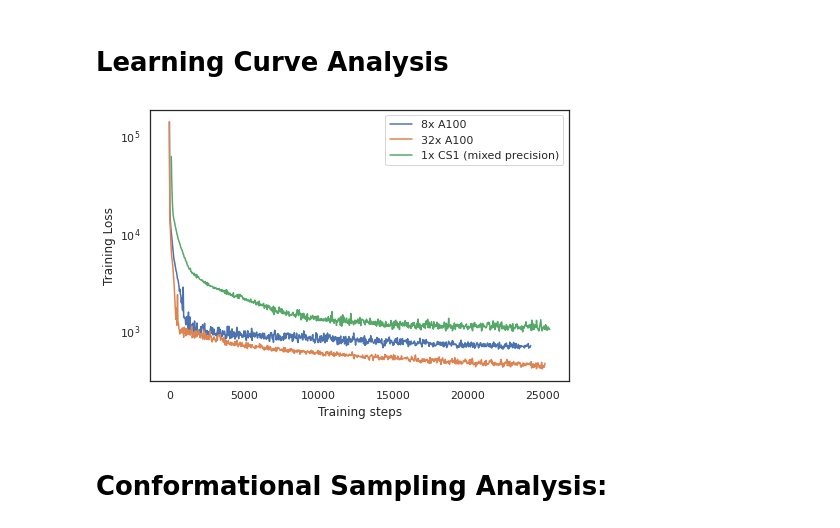
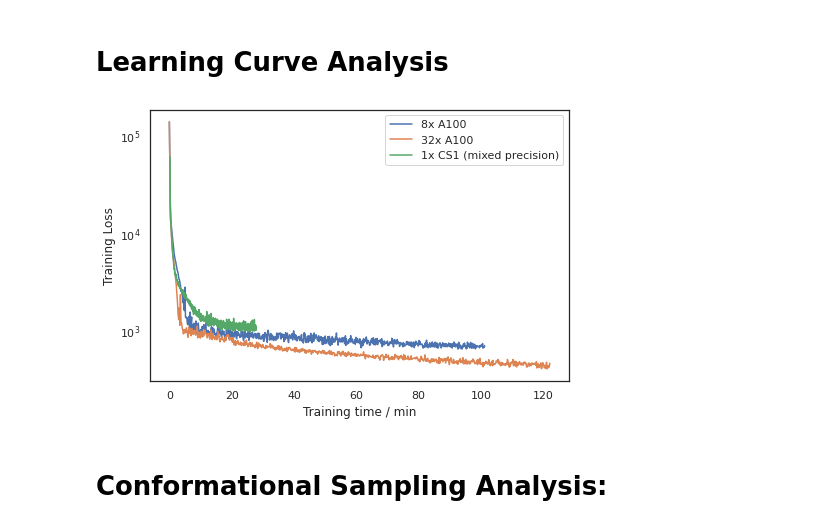
Before and after one commit to braceal/PASC21-Stream-AI-MD, a Jupyter notebook: timestamp_analysis.ipynb, the cells around one changed output. Saved outputs shown, nothing was run; the diff lists cells and outputs as text; code cells hidden in the pictures.

```diff
--- a/timestamp_analysis.ipynb
+++ b/timestamp_analysis.ipynb
@@ -337,10 +337,10 @@ def plot_losses(exp_dirs, labels=None, as_time=False):
 # %%
 p = Path("/projects/RL-fold/msalim/production-runs/pasc/")
 paths = [p/"nsp1016_448_gpu.1", p/"nsp1016_448_gpu.2", p/"nsp1016_448_cs1.3"]
 labels = ["8x A100", "32x A100", "1x CS1 (mixed precision)"]
-plot_losses(paths, labels=labels, as_time=False)
+plot_losses(paths, labels=labels, as_time=True)
 # %% [output]
-[figure, old version]
+[figure, new version]
 # %% [markdown]
 # Conformational Sampling Analysis:
 # %%
```
Also changed, not shown: parts of 4 cells of this notebook.
